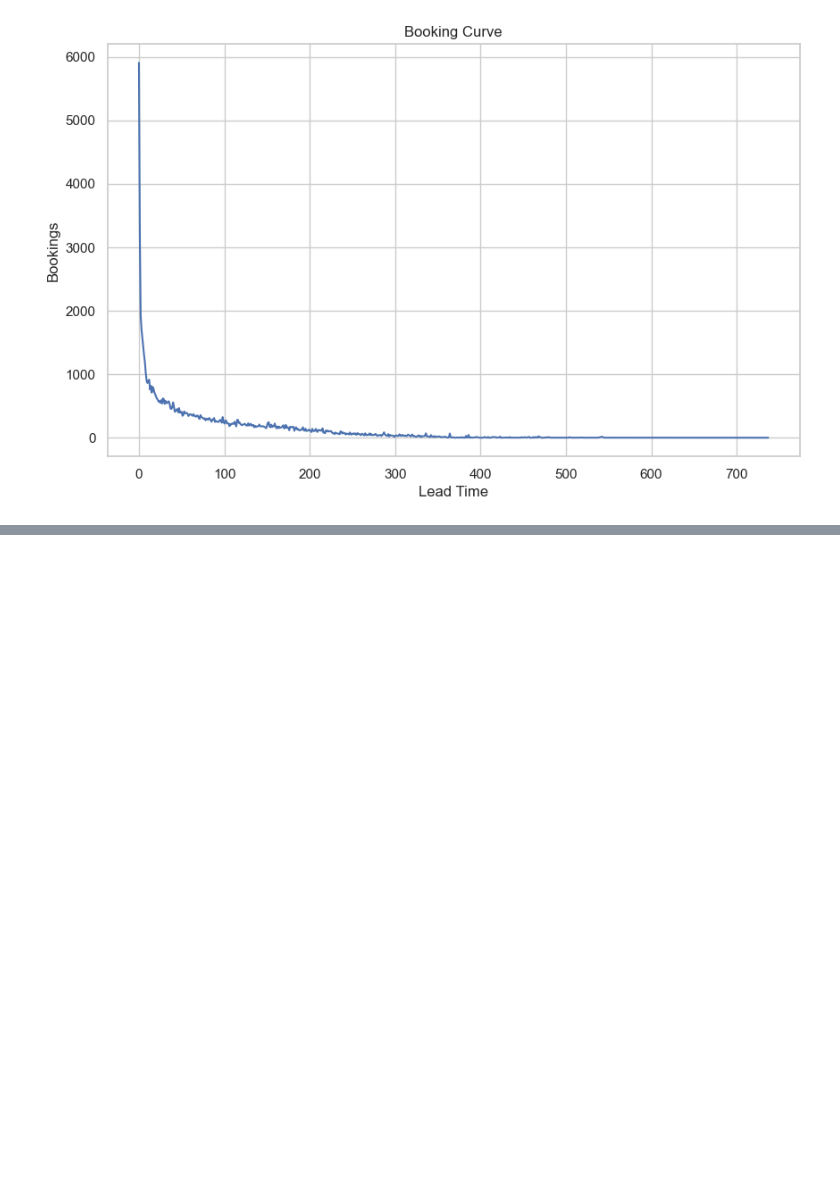
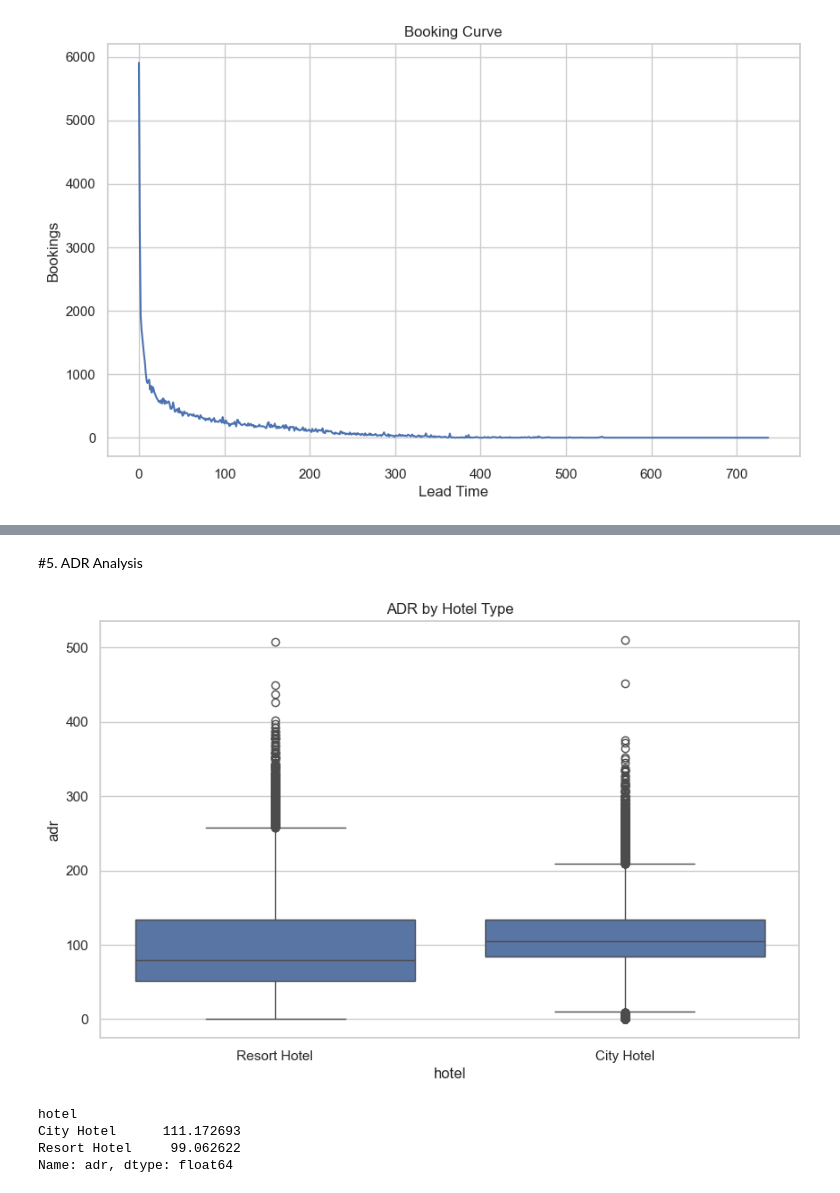
Before and after one commit to Jerolin911/Travel-Tourism-Hospitality-Customer-Retention-Analysis-Dynamic-Pricing, a Jupyter notebook: Project2_EDA.ipynb, the cells around one changed output, grey strips where cells are left out. Cells and saved outputs as stored; diff of their text form; code cells hidden in the pictures; blank space fills up the shorter version.

```diff
--- a/Project2_EDA.ipynb
+++ b/Project2_EDA.ipynb
@@ -79,0 +93,13 @@ plt.show()
+# %% [markdown]
+#5. ADR Analysis
+# %%
+sns.boxplot(x='hotel', y='adr', data=df)
+plt.title("ADR by Hotel Type")
+plt.show()
+print(df.groupby('hotel')['adr'].mean())
+# %% [output]
+[figure, added]
+hotel
+City Hotel      111.172693
+Resort Hotel     99.062622
+Name: adr, dtype: float64
```
Also changed, not shown: parts of 4 cells of this notebook.
